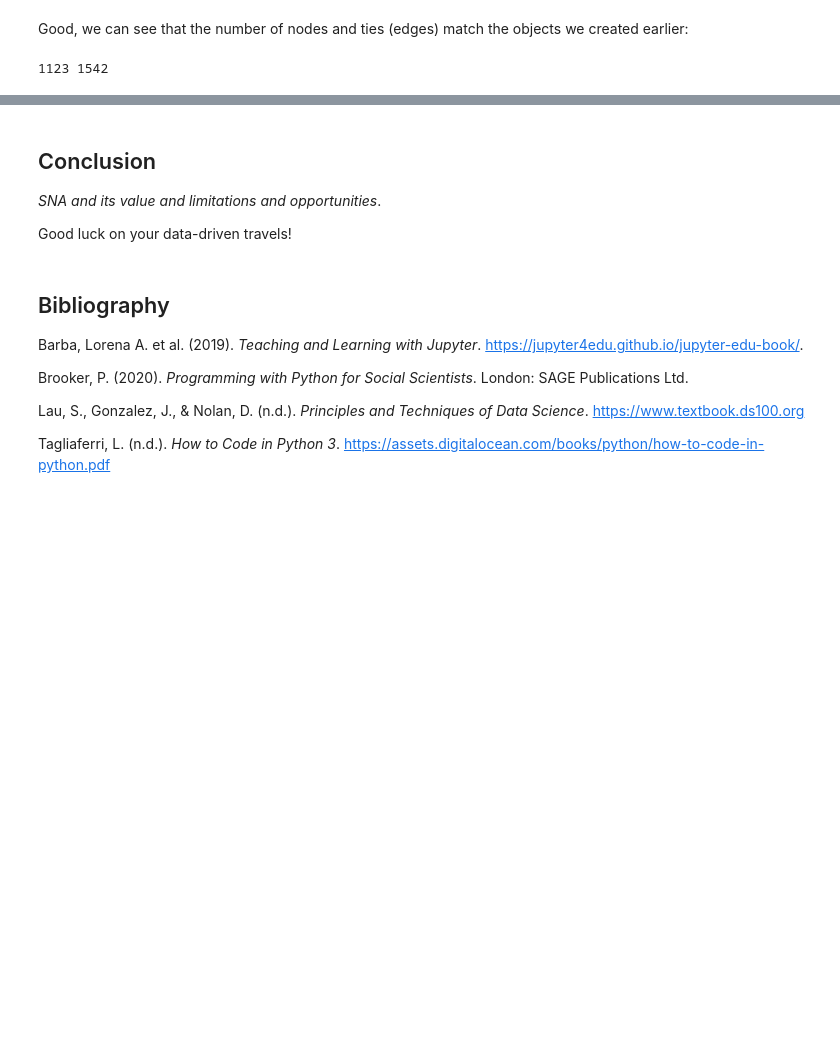
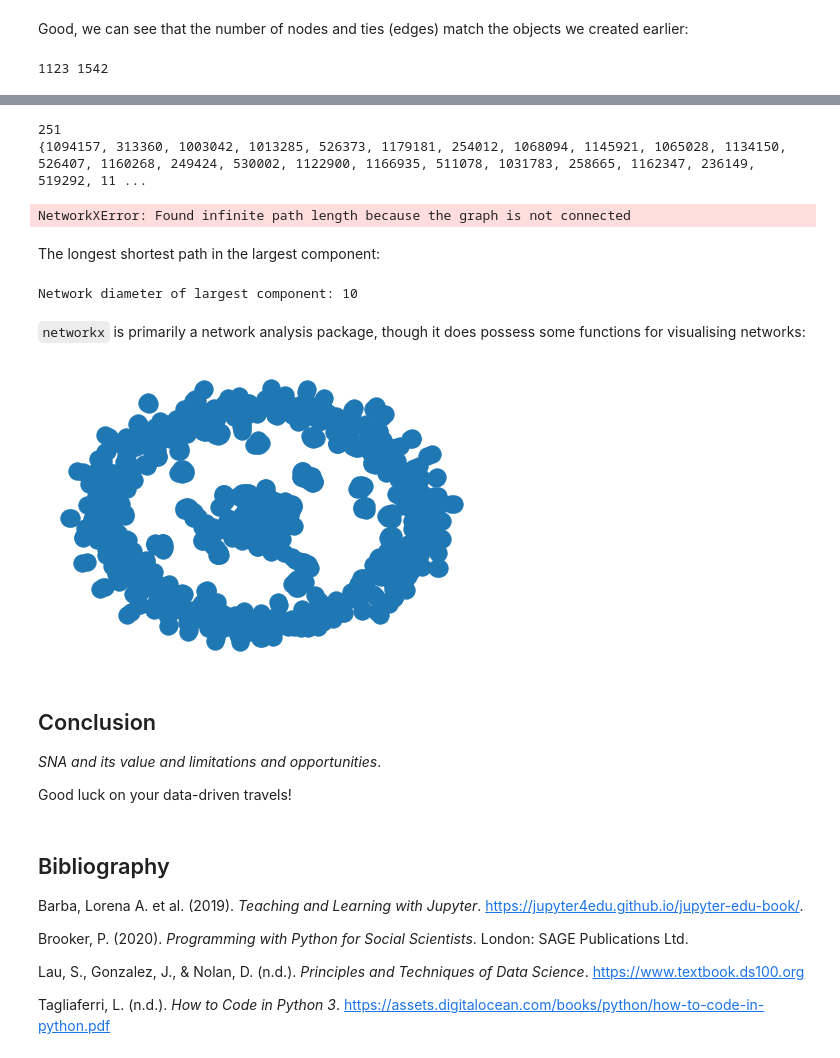
Before and after one commit to UKDataServiceOpen/social-network-analysis, a Jupyter notebook: code/ukds-sna-fundamentals-2020-09-01.ipynb, the cells around one changed output, grey strips where cells are left out. Drawn from its saved outputs; the diff is of its cells as text; code cells hidden in the pictures; blank space fills up the shorter version.

```diff
--- a/code/ukds-sna-fundamentals-2020-09-01.ipynb
+++ b/code/ukds-sna-fundamentals-2020-09-01.ipynb
@@ -412,0 +423,16 @@ print(len(charity_mat), len(edgelist))
+# %%
+data = pd.read_csv("./data/manchester-charities-2020-07-03.csv", index_col = False)
+conditions = [
+    (data["Latest income"] == 0),
+    (data["Latest income"] > 0) & (data["Latest income"] <= 25000),
+    (data["Latest income"] > 25000) & (data["Latest income"] <= 250000),
+    (data["Latest income"] > 250000)
+]
+
+# Create a list of the values we want to assign for each condition
+values = ["zero", "small", "medium", "large"]
+
+# Create new variable capturing organisation size based on income
+data["org_size"] = np.select(conditions, values)
+
+data["org_size"].value_counts()
@@ -412,0 +445,6 @@ print(len(charity_mat), len(edgelist))
+# %%
+size_dict = {}
+name_dict = {}
+for row in data.values:
+    size_dict[row[0]] = row[6]
+    name_dict[row[0]] = row[1]
@@ -412,0 +453,3 @@ print(len(charity_mat), len(edgelist))
+# %%
+nx.set_node_attributes(chargraph, size_dict, "organisation_size")
+nx.set_node_attributes(chargraph, name_dict, "organisation_name")
@@ -412,0 +520,3 @@ print(len(charity_mat), len(edgelist))
+# %%
+degree_dict = dict(chargraph.degree(chargraph.nodes()))
+nx.set_node_attributes(chargraph, degree_dict, "degree")
@@ -413,3 +536,35 @@ print(len(charity_mat), len(edgelist))
+# %%
+# Next, use nx.connected_components to get the list of components,
+# then use the max() command to find the largest one:
+components = list(nx.connected_components(chargraph))
+largest_component = max(components, key=len)
+
+print(len(components)) # lots of subgraphs in our network
+print(largest_component) # returns the set of charities that form the largest component in the network
+# %% [output]
+251
+{1094157, 313360, 1003042, 1013285, 526373, 1179181, 254012, 1068094, 1145921, 1065028, 1134150, 526407, 1160268, 249424, 530002, 1122900, 1166935, 511078, 1031783, 258665, 1162347, 236149, 519292, 11 ...
+# %%
+diameter = nx.diameter(chargraph)
+# %% [output]
+NetworkXError: Found infinite path length because the graph is not connected
+# %% [markdown]
+The longest shortest path in the largest component:
+# %%
+subgraph = chargraph.subgraph(largest_component)
+diameter = nx.diameter(subgraph)
+print("Network diameter of largest component:", diameter)
+# %% [output]
+Network diameter of largest component: 10
+# %% [markdown]
+`networkx` is primarily a network analysis package, though it does possess some functions for visualising networks:
+# %%
+import matplotlib.pyplot as plt
+
+nx.draw(chargraph)
+plt.show()
+# %% [output]
+[figure, added]
 # %% [markdown]
 ## Conclusion
 
```
Also changed, not shown: parts of 27 cells of this notebook.
